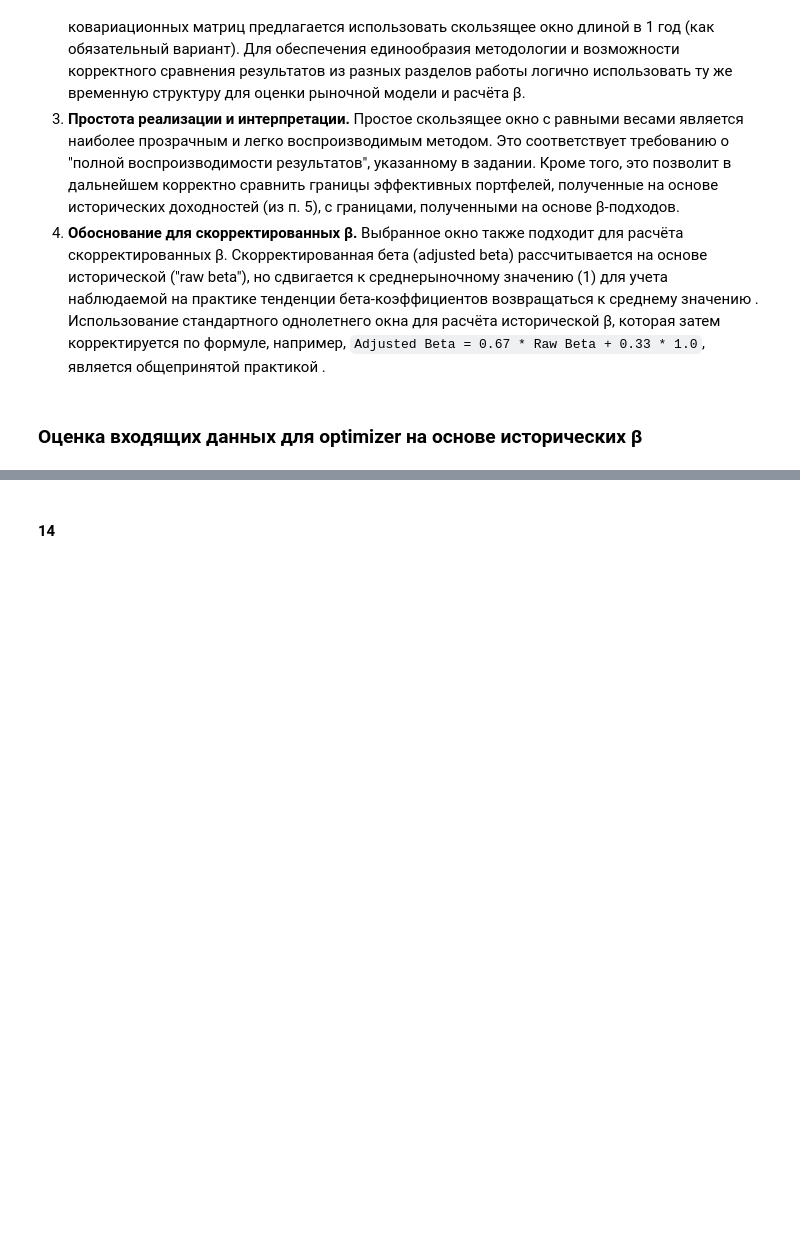
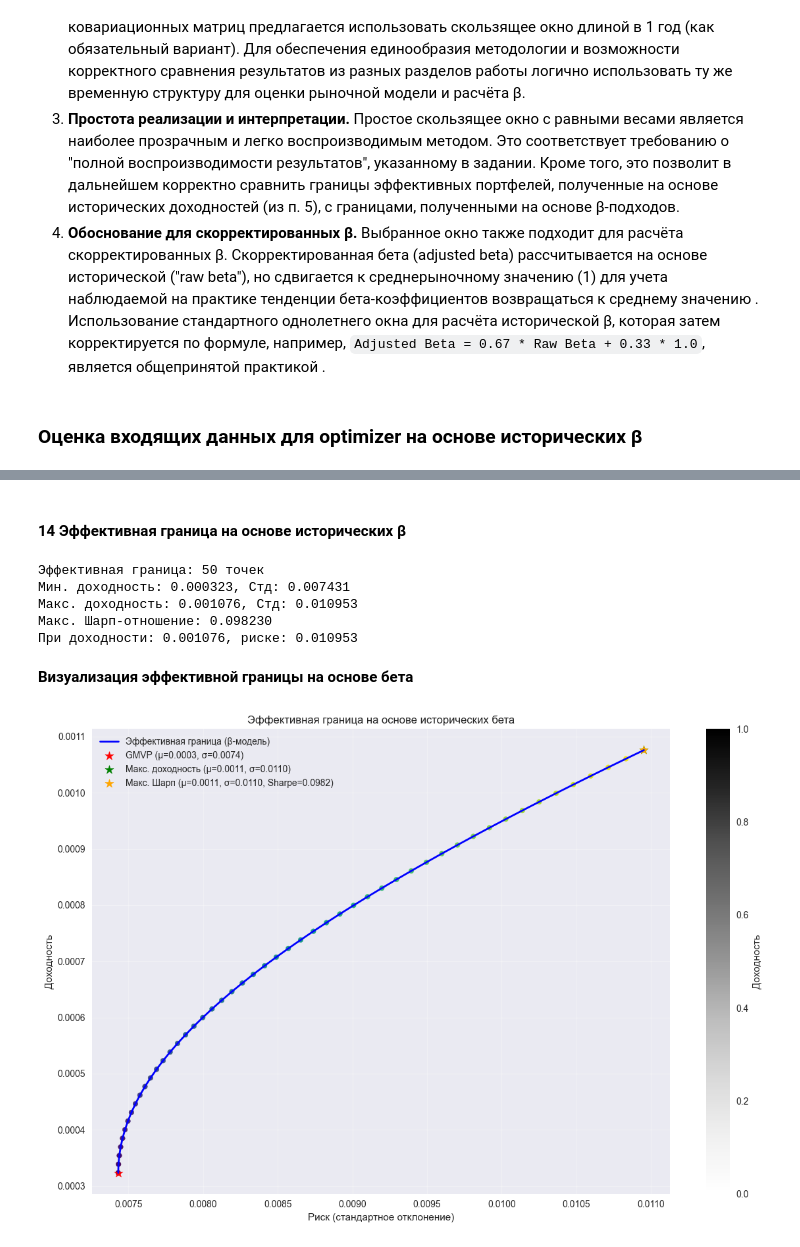
Before and after one commit to diink-iis/investment-portfolio, a Jupyter notebook: portfolio_analysis.ipynb, the cells around one changed output, grey strips where cells are left out. Cells and saved outputs as stored; diff of their text form; code cells hidden in the pictures; blank space fills up the shorter version.

```diff
--- a/portfolio_analysis.ipynb
+++ b/portfolio_analysis.ipynb
@@ -555,2 +657,50 @@ print(f"Средний макс. Шарп: {rolling_exp_stability['max_sharpe'].
 # %% [markdown]
-#### 14
+#### 14 Эффективная граница на основе исторических β
+# %%
+# Получаем средние доходности для акций (исключая MOEX)
+stock_tickers = [col for col in returns.columns if col != 'MOEX']
+stock_returns = returns[stock_tickers]
+mean_returns = stock_returns.mean().values
+
+# Расчет эффективной границы на основе бета
+ef_returns_beta, ef_stds_beta = efficient_frontier_from_betas(
+    betas_result['cov_matrix'],
+    mean_returns,
+    n_points=50,
+    method_name="Исторические β"
+)
+# %% [output]
+Эффективная граница: 50 точек
+Мин. доходность: 0.000323, Стд: 0.007431
+Макс. доходность: 0.001076, Стд: 0.010953
+Макс. Шарп-отношение: 0.098230
+При доходности: 0.001076, риске: 0.010953
+# %% [markdown]
+**Визуализация эффективной границы на основе бета**
+# %%
+plt.figure(figsize=(12, 8))
+
+plt.plot(ef_stds_beta, ef_returns_beta, 'b-', linewidth=2, label='Эффективная граница (β-модель)')
+plt.scatter(ef_stds_beta, ef_returns_beta, c=ef_returns_beta, cmap='viridis', s=30)
+
+plt.scatter(ef_stds_beta[0], ef_returns_beta[0], color='red', s=100, marker='*',
+            label=f'GMVP (μ={ef_returns_beta[0]:.4f}, σ={ef_stds_beta[0]:.4f})')
+
+plt.scatter(ef_stds_beta[-1], ef_returns_beta[-1], color='green', s=100, marker='*',
+            label=f'Макс. доходность (μ={ef_returns_beta[-1]:.4f}, σ={ef_stds_beta[-1]:.4f})')
+
+sharpe_ratios = ef_returns_beta / ef_stds_beta
+max_sharpe_idx = np.argmax(sharpe_ratios)
+plt.scatter(ef_stds_beta[max_sharpe_idx], ef_returns_beta[max_sharpe_idx], color='orange', s=100, marker='*',
+            label=f'Макс. Шарп (μ={ef_returns_beta[max_sharpe_idx]:.4f}, σ={ef_stds_beta[max_sharpe_idx]:.4f}, Sharpe={sharpe_ratios[max_sharpe_idx]:.4f})')
+
+plt.colorbar(label='Доходность')
+plt.xlabel('Риск (стандартное отклонение)')
+plt.ylabel('Доходность')
+plt.title('Эффективная граница на основе исторических бета')
+plt.legend()
+plt.grid(True, alpha=0.3)
+plt.tight_layout()
+plt.show()
+# %% [output]
+[figure, added]
```
Also changed, not shown: parts of 23 cells of this notebook, 12 other files.
